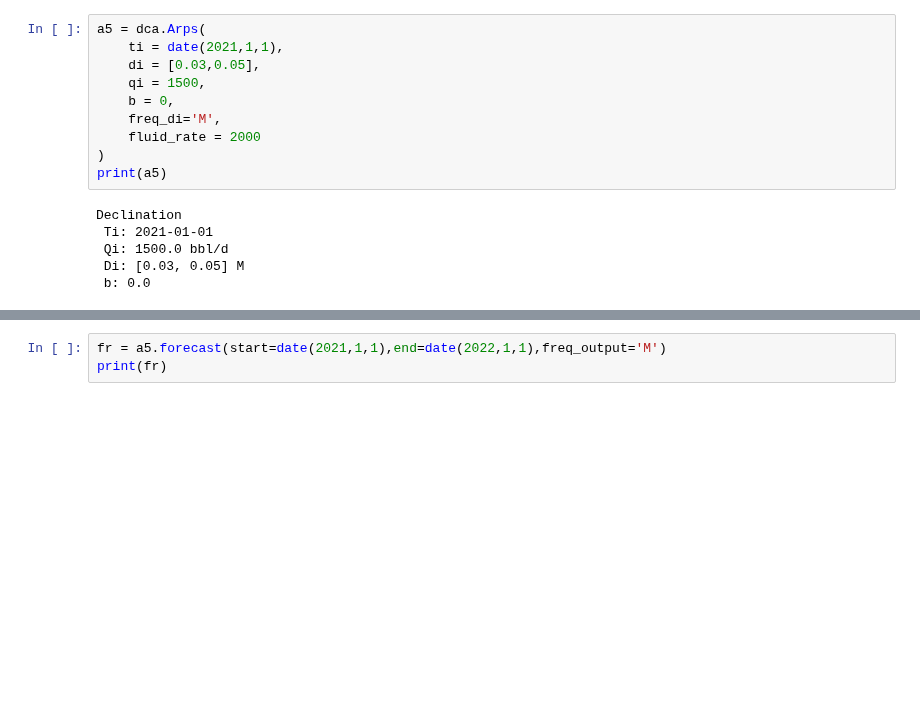
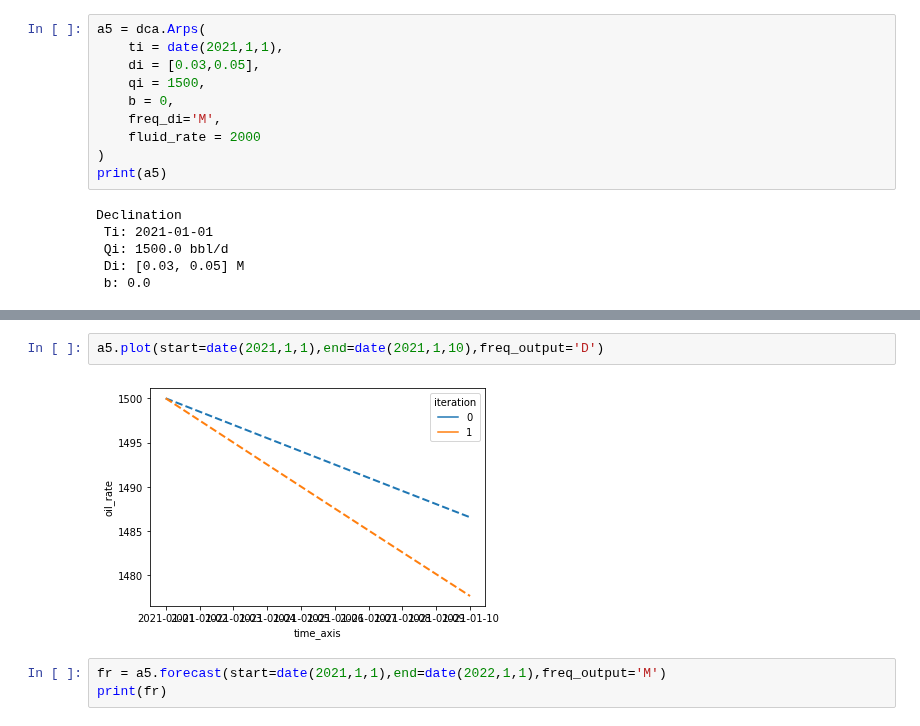
Before and after one commit to scuervo91/dcapy, a Jupyter notebook: docs/examples/1-basics/1b-Tutorial-Arps_Class.ipynb, the cells around one changed output, grey strips where cells are left out. Drawn from its saved outputs; the diff is of its cells as text; blank space fills up the shorter version.

```diff
--- a/docs/examples/1-basics/1b-Tutorial-Arps_Class.ipynb
+++ b/docs/examples/1-basics/1b-Tutorial-Arps_Class.ipynb
@@ -385,6 +370,10 @@ date
 2021-01-08    518.632785        2000.0
 2021-01-09    521.099674        2000.0
 2021-01-10    522.332091        2000.0
+# %%
+a5.plot(start=date(2021,1,1),end=date(2021,1,10),freq_output='D')
+# %% [output]
+[figure, added]
 # %%
 fr = a5.forecast(start=date(2021,1,1),end=date(2022,1,1),freq_output='M')
 print(fr)
```
Also changed, not shown: parts of 5 cells of this notebook, 2 other files.
